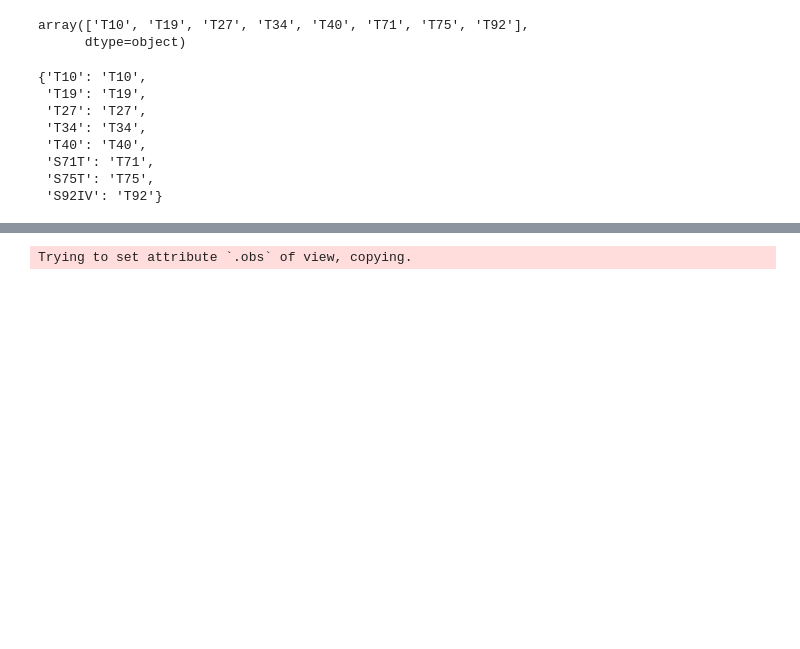
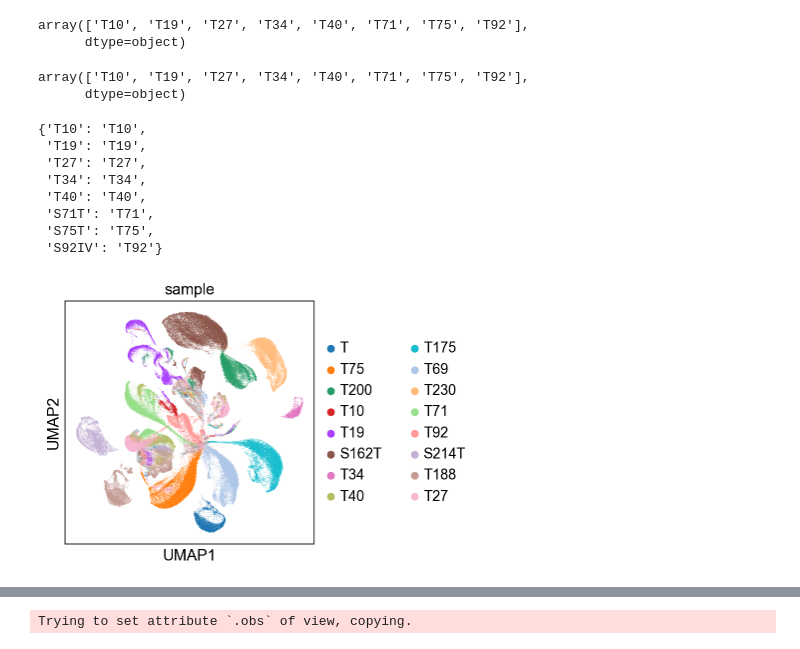
Before and after one commit to LouisFaure/glialfates_paper, a Jupyter notebook: Cancer/Neuroblastoma/03.Patient_mappings.ipynb, the cells around one changed output, grey strips where cells are left out. Saved outputs shown, nothing was run; the diff lists cells and outputs as text; code cells hidden in the pictures; blank space fills up the shorter version.

```diff
--- a/Cancer/Neuroblastoma/03.Patient_mappings.ipynb
+++ b/Cancer/Neuroblastoma/03.Patient_mappings.ipynb
@@ -22,6 +28,11 @@ array(['T10', 'T19', 'T27', 'T34', 'T40', 'T71', 'T75', 'T92'],
       dtype=object)
 # %%
 anndict=dict(zip(["T10","T19","T27","T34","T40","S71T","S75T","S92IV"],annot["sample"].unique()))
+# %%
+annot["sample"].unique()
+# %% [output]
+array(['T10', 'T19', 'T27', 'T34', 'T40', 'T71', 'T75', 'T92'],
+      dtype=object)
 # %%
 anndict
 # %% [output]
@@ -35,0 +49,4 @@ anndict
+# %%
+sc.pl.umap(adata,color="sample")
+# %% [output]
+[figure, added]
```
Also changed, not shown: parts of 18 cells of this notebook, 6 other files.
